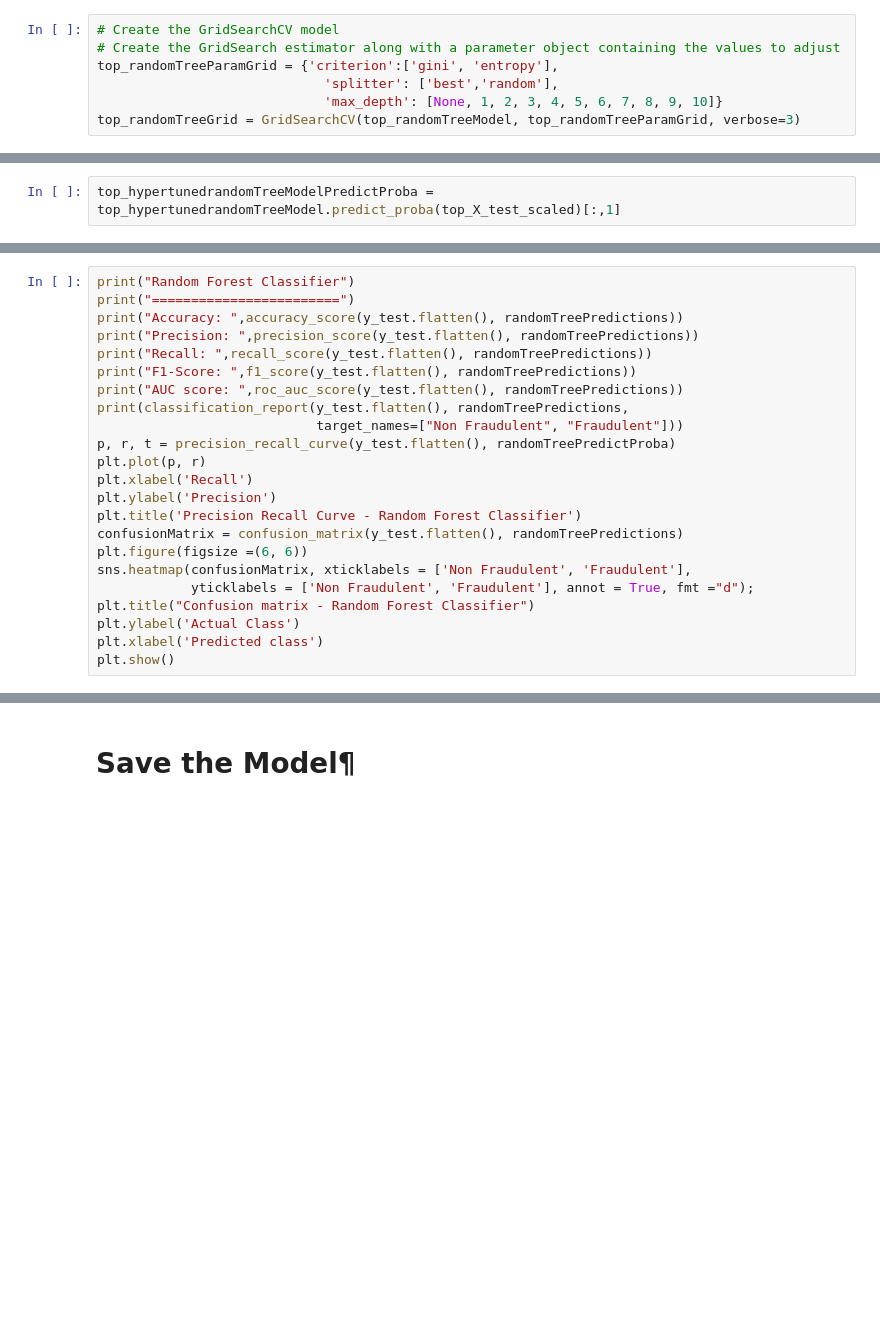
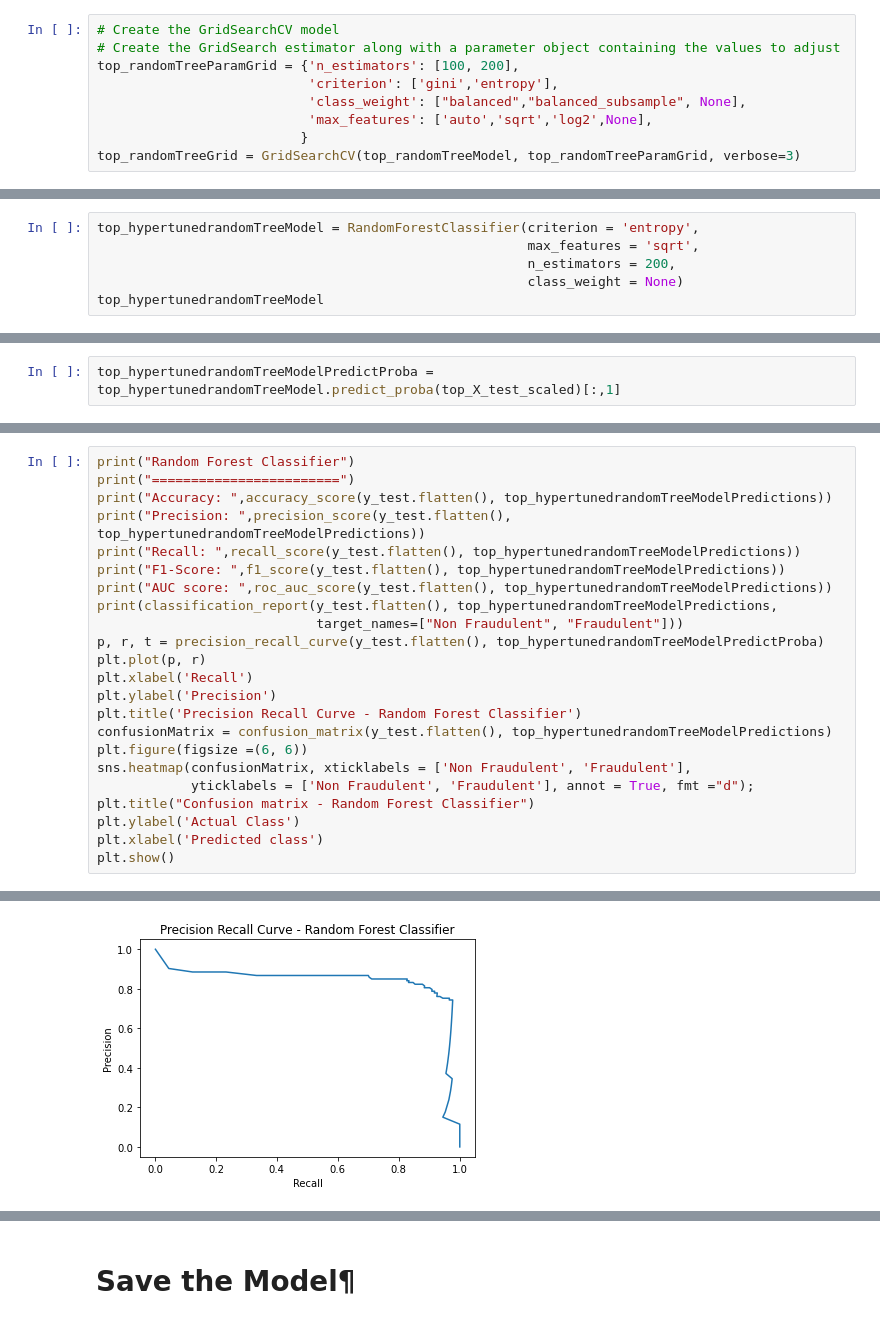
Before and after one commit to cdalsania/Credit_Card_Fraud_Detection, a Jupyter notebook: ml_models/RandomForest.ipynb, the cells around one changed output, grey strips where cells are left out. Saved outputs shown, nothing was run; the diff lists cells and outputs as text; blank space fills up the shorter version.

```diff
--- a/ml_models/RandomForest.ipynb
+++ b/ml_models/RandomForest.ipynb
@@ -385,9 +455,11 @@ top_decisionTreeModel.get_params().keys()
 # %%
 # Create the GridSearchCV model
 # Create the GridSearch estimator along with a parameter object containing the values to adjust
-top_randomTreeParamGrid = {'criterion':['gini', 'entropy'],
-                             'splitter': ['best','random'],
-                             'max_depth': [None, 1, 2, 3, 4, 5, 6, 7, 8, 9, 10]}
+top_randomTreeParamGrid = {'n_estimators': [100, 200],
+                           'criterion': ['gini','entropy'],
+                           'class_weight': ["balanced","balanced_subsample", None],
+                           'max_features': ['auto','sqrt','log2',None],
+                          }
 top_randomTreeGrid = GridSearchCV(top_randomTreeModel, top_randomTreeParamGrid, verbose=3)
 # %%
 # Train the model with GridSearch
@@ -406,0 +523,6 @@ top_hypertunedrandomTreeModel
+# %%
+top_hypertunedrandomTreeModel = RandomForestClassifier(criterion = 'entropy',
+                                                       max_features = 'sqrt',
+                                                       n_estimators = 200,
+                                                       class_weight = None)
+top_hypertunedrandomTreeModel
@@ -419,19 +559,19 @@ print(classification_report(top_y_test.flatten(), top_hypertunedrandomTreeModelP
 # %%
 print("Random Forest Classifier")
 print("========================")
-print("Accuracy: ",accuracy_score(y_test.flatten(), randomTreePredictions))
-print("Precision: ",precision_score(y_test.flatten(), randomTreePredictions))
-print("Recall: ",recall_score(y_test.flatten(), randomTreePredictions))
-print("F1-Score: ",f1_score(y_test.flatten(), randomTreePredictions))
-print("AUC score: ",roc_auc_score(y_test.flatten(), randomTreePredictions))
-print(classification_report(y_test.flatten(), randomTreePredictions,
+print("Accuracy: ",accuracy_score(y_test.flatten(), top_hypertunedrandomTreeModelPredictions))
+print("Precision: ",precision_score(y_test.flatten(), top_hypertunedrandomTreeModelPredictions))
+print("Recall: ",recall_score(y_test.flatten(), top_hypertunedrandomTreeModelPredictions))
+print("F1-Score: ",f1_score(y_test.flatten(), top_hypertunedrandomTreeModelPredictions))
+print("AUC score: ",roc_auc_score(y_test.flatten(), top_hypertunedrandomTreeModelPredictions))
+print(classification_report(y_test.flatten(), top_hypertunedrandomTreeModelPredictions,
                             target_names=["Non Fraudulent", "Fraudulent"]))
-p, r, t = precision_recall_curve(y_test.flatten(), randomTreePredictProba)
+p, r, t = precision_recall_curve(y_test.flatten(), top_hypertunedrandomTreeModelPredictProba)
 plt.plot(p, r)
 plt.xlabel('Recall')
 plt.ylabel('Precision')
 plt.title('Precision Recall Curve - Random Forest Classifier')
-confusionMatrix = confusion_matrix(y_test.flatten(), randomTreePredictions)
+confusionMatrix = confusion_matrix(y_test.flatten(), top_hypertunedrandomTreeModelPredictions)
 plt.figure(figsize =(6, 6))
 sns.heatmap(confusionMatrix, xticklabels = ['Non Fraudulent', 'Fraudulent'],
             yticklabels = ['Non Fraudulent', 'Fraudulent'], annot = True, fmt ="d");
@@ -439,3 +579,4 @@ plt.title("Confusion matrix - Random Forest Classifier")
 plt.ylabel('Actual Class')
 plt.xlabel('Predicted class')
 plt.show()
+# %% [output]
@@ -441,0 +598 @@ plt.show()
+[figure, added]
```
Also changed, not shown: parts of 39 cells of this notebook.
